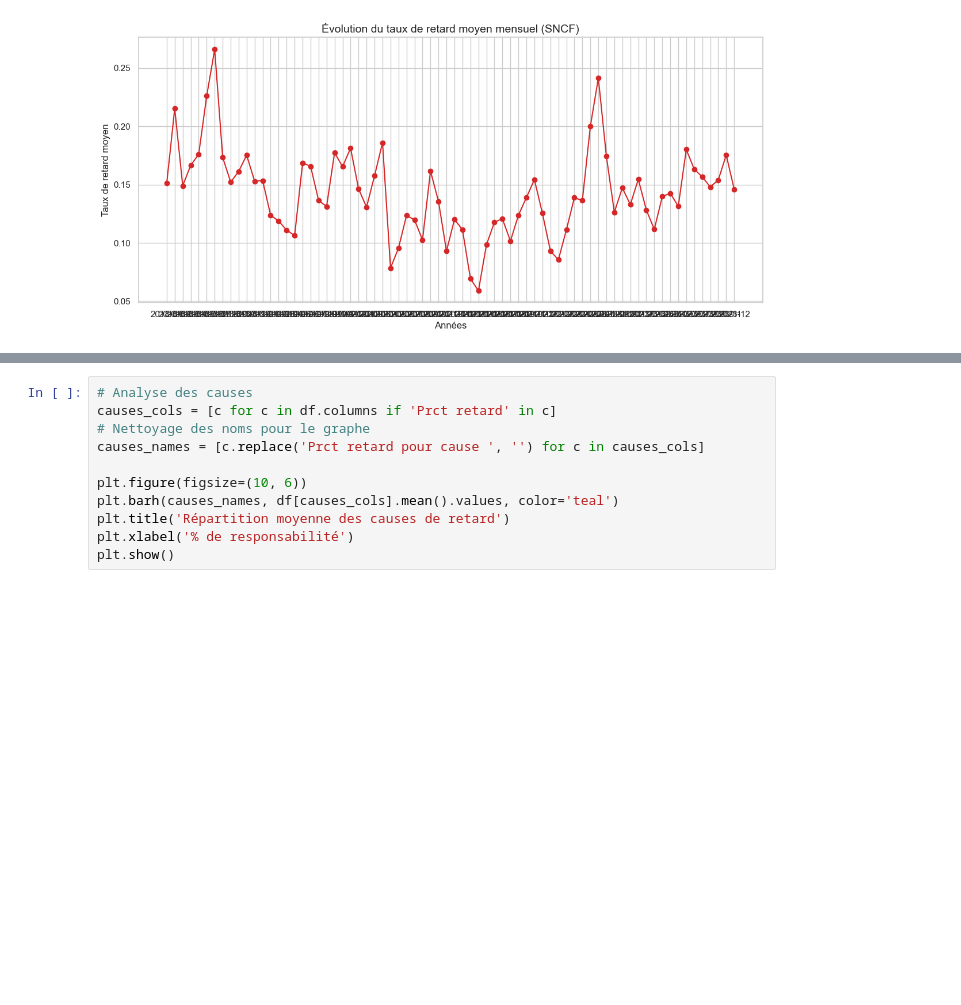
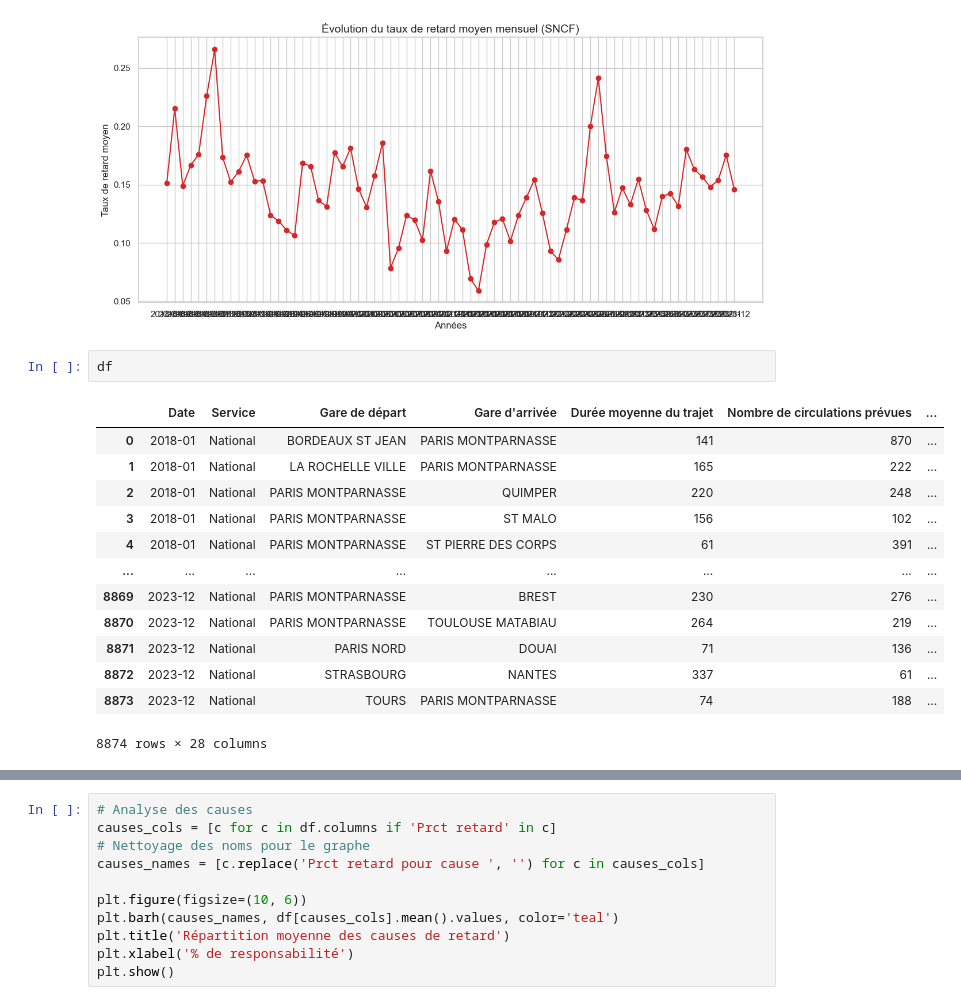
Before and after one commit to ilaulan/ml-poc-project, a Jupyter notebook: notebooks/EDA_retards_TGV.ipynb, the cells around one changed output, grey strips where cells are left out. Drawn from its saved outputs; the diff is of its cells as text; blank space fills up the shorter version.

```diff
--- a/notebooks/EDA_retards_TGV.ipynb
+++ b/notebooks/EDA_retards_TGV.ipynb
@@ -115,3 +115,19 @@ plt.xlabel('Années')
 plt.show()
 # %% [output]
 [figure]
+# %%
+df
+# %% [output]
+|  | Date | Service | Gare de départ | Gare d'arrivée | Durée moyenne du trajet | Nombre de circulations prévues | ... |
+| 0 | 2018-01 | National | BORDEAUX ST JEAN | PARIS MONTPARNASSE | 141 | 870 | ... |
+| 1 | 2018-01 | National | LA ROCHELLE VILLE | PARIS MONTPARNASSE | 165 | 222 | ... |
+| 2 | 2018-01 | National | PARIS MONTPARNASSE | QUIMPER | 220 | 248 | ... |
+| 3 | 2018-01 | National | PARIS MONTPARNASSE | ST MALO | 156 | 102 | ... |
+| 4 | 2018-01 | National | PARIS MONTPARNASSE | ST PIERRE DES CORPS | 61 | 391 | ... |
+| ... | ... | ... | ... | ... | ... | ... | ... |
+| 8869 | 2023-12 | National | PARIS MONTPARNASSE | BREST | 230 | 276 | ... |
+| 8870 | 2023-12 | National | PARIS MONTPARNASSE | TOULOUSE MATABIAU | 264 | 219 | ... |
+| 8871 | 2023-12 | National | PARIS NORD | DOUAI | 71 | 136 | ... |
+| 8872 | 2023-12 | National | STRASBOURG | NANTES | 337 | 61 | ... |
+| 8873 | 2023-12 | National | TOURS | PARIS MONTPARNASSE | 74 | 188 | ... |
+8874 rows × 28 columns
```
Also changed, not shown: parts of 1 cell of this notebook, 5 other files.
